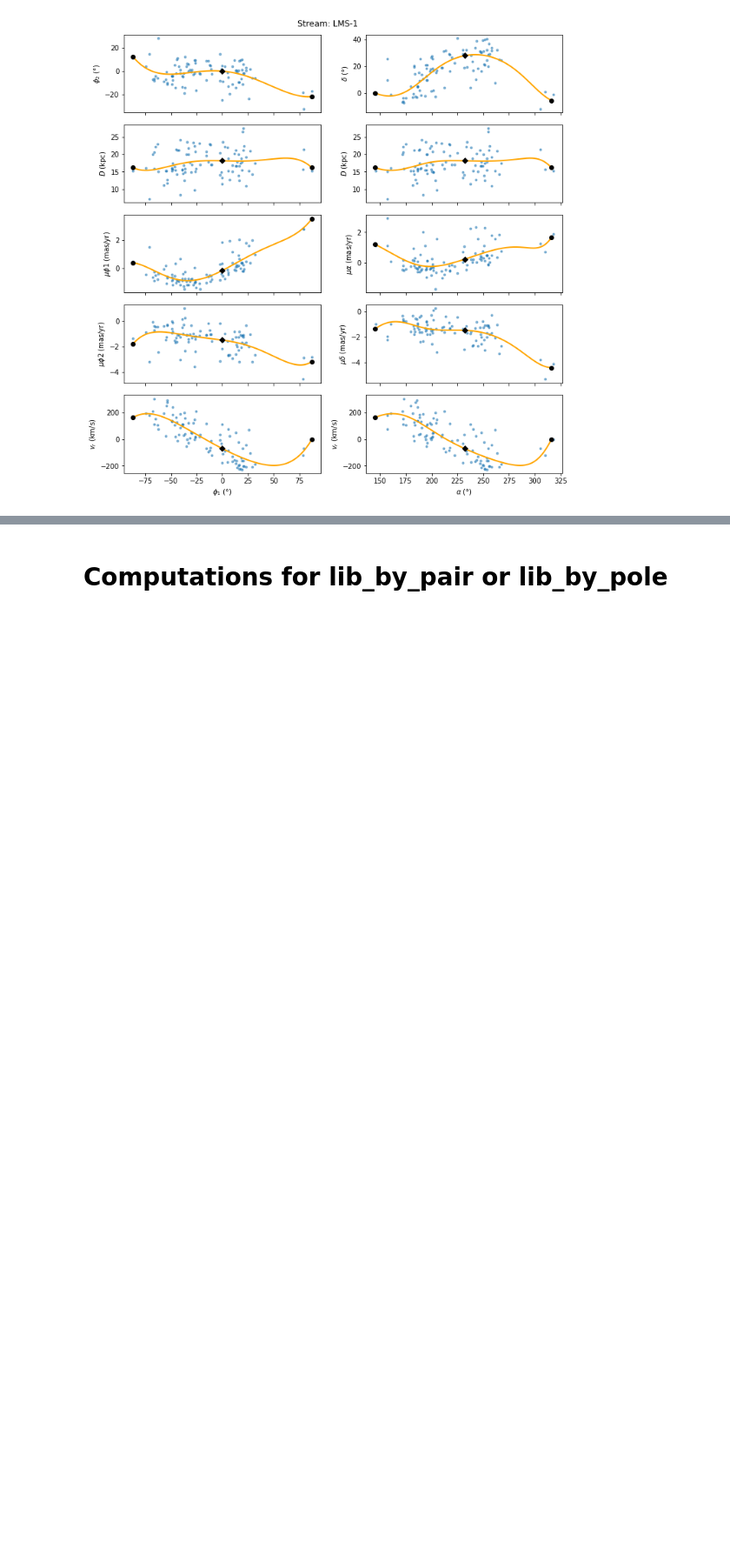
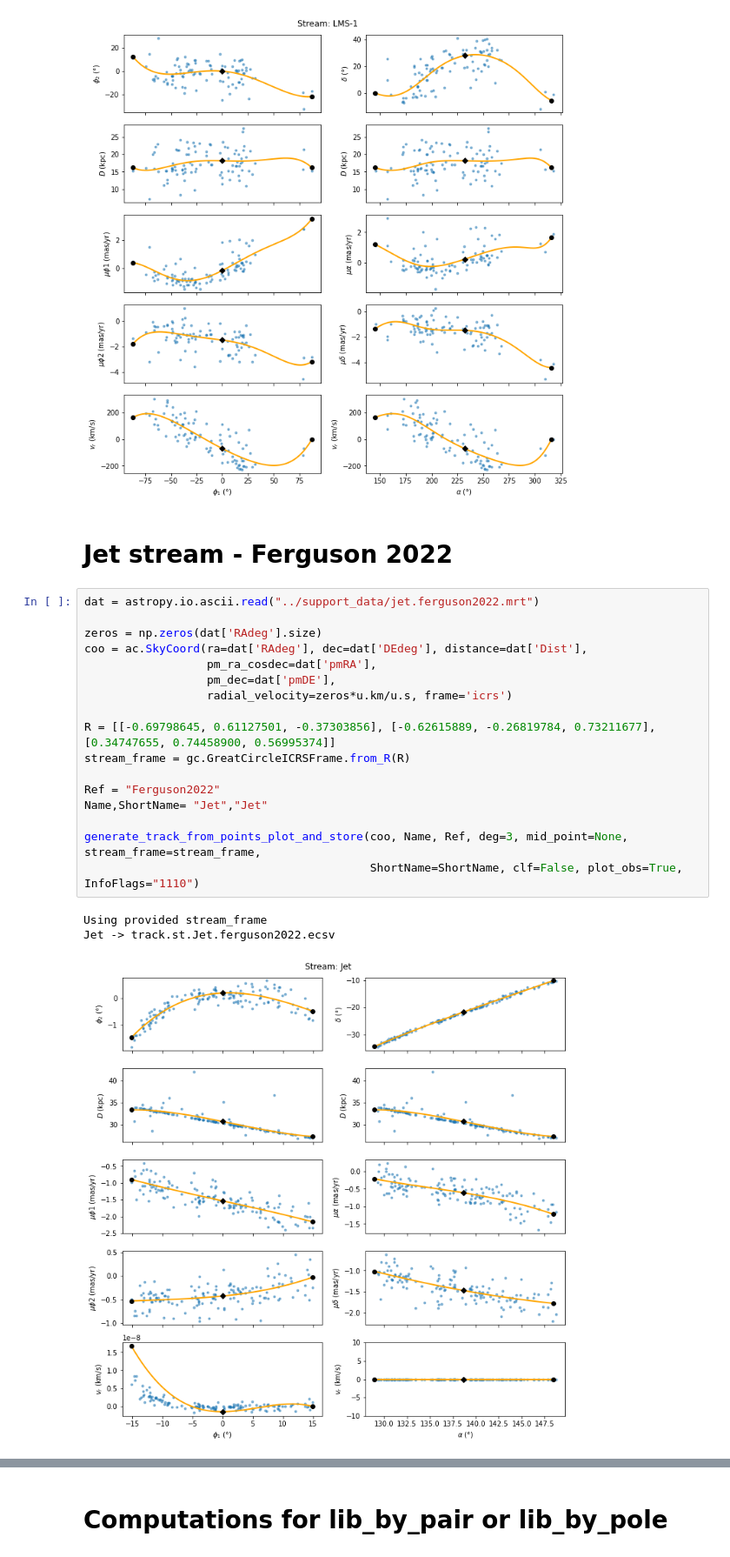
Before and after one commit to cmateu/galstreams, a Jupyter notebook: galstreams/tracks/standardized_tracks.ipynb, the cells around one changed output, grey strips where cells are left out. Shown at 87% size. Drawn from its saved outputs; the diff is of its cells as text; blank space fills up the shorter version.

```diff
--- a/galstreams/tracks/standardized_tracks.ipynb
+++ b/galstreams/tracks/standardized_tracks.ipynb
@@ -2333,3 +2374,28 @@ generate_track_from_points_plot_and_store(coo, Name, Ref, deg=5, mid_point=None,
 # %% [output]
 LMS-1 -> track.st.LMS-1.yuan2020.ecsv
 [figure]
+# %% [markdown]
+Jet stream - Ferguson 2022
+====
+# %%
+dat = astropy.io.ascii.read("../support_data/jet.ferguson2022.mrt")
+
+zeros = np.zeros(dat['RAdeg'].size)
+coo = ac.SkyCoord(ra=dat['RAdeg'], dec=dat['DEdeg'], distance=dat['Dist'],
+                  pm_ra_cosdec=dat['pmRA'],
+                  pm_dec=dat['pmDE'],
+                  radial_velocity=zeros*u.km/u.s, frame='icrs')
+
+R = [[-0.69798645, 0.61127501, -0.37303856], [-0.62615889, -0.26819784, 0.73211677],
+[0.34747655, 0.74458900, 0.56995374]]
+stream_frame = gc.GreatCircleICRSFrame.from_R(R)
+
+Ref = "Ferguson2022"
+Name,ShortName= "Jet","Jet"
+
+generate_track_from_points_plot_and_store(coo, Name, Ref, deg=3, mid_point=None, stream_frame=stream_frame,
+                                          ShortName=ShortName, clf=False, plot_obs=True, InfoFlags="1110")
+# %% [output]
+Using provided stream_frame
+Jet -> track.st.Jet.ferguson2022.ecsv
+[figure, added]
```
Also changed, not shown: parts of 27 cells of this notebook, 8 other files.
